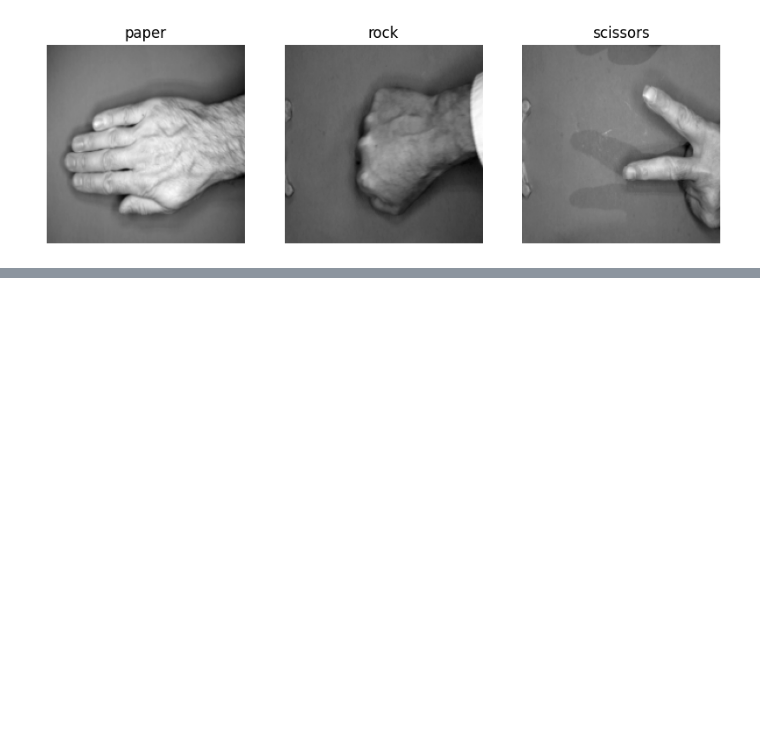
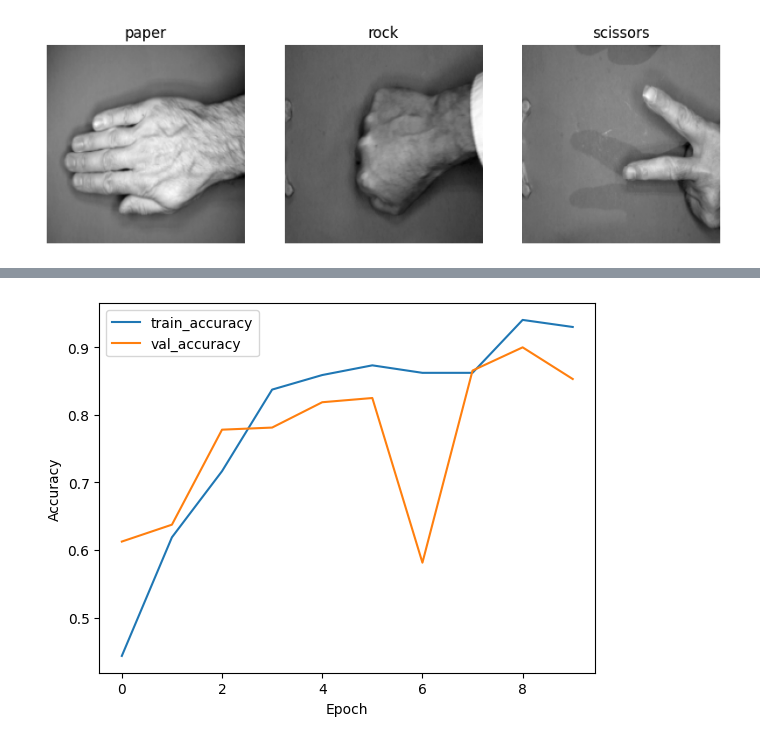
Before and after one commit to WildSheepChaser/StatML, a Jupyter notebook: main.ipynb, the cells around one changed output, grey strips where cells are left out. Cells and saved outputs as stored; diff of their text form; code cells hidden in the pictures; blank space fills up the shorter version.

```diff
--- a/main.ipynb
+++ b/main.ipynb
@@ -141,0 +104,10 @@ Epoch 10/10
+# %%
+print(history_1.keys())
+plt.plot(history_1["accuracy"], label="train_accuracy")
+plt.plot(history_1["val_accuracy"], label="val_accuracy")
+#plt.ylim(0.8, 1.0)
+plt.xlabel("Epoch")
+plt.ylabel("Accuracy")
+plt.legend()
+plt.show()
+# %% [output]
@@ -142,3 +115,4 @@ Epoch 10/10
+[figure, added]
 # %%
 for images, labels in test_ds.take(1):
 
```
Also changed, not shown: parts of 39 cells of this notebook, 6 other files.
